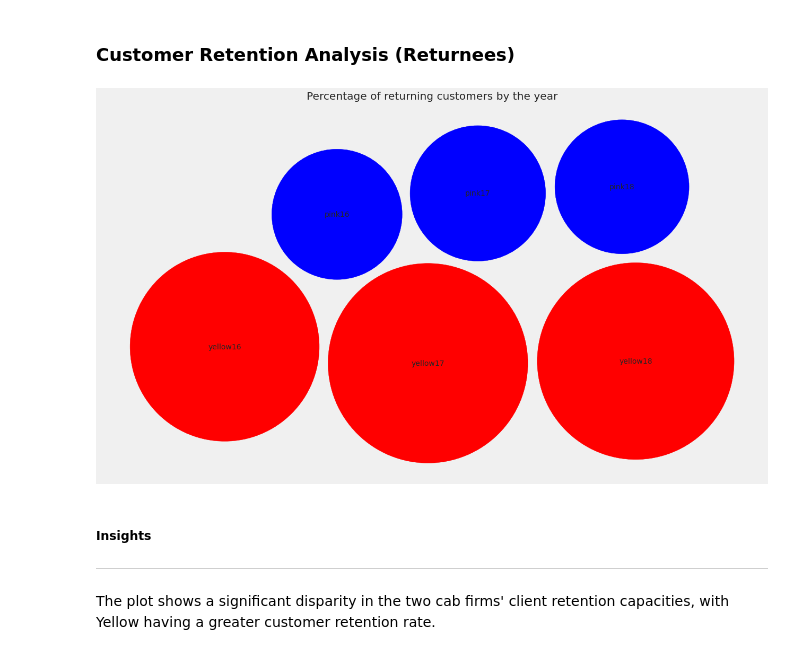
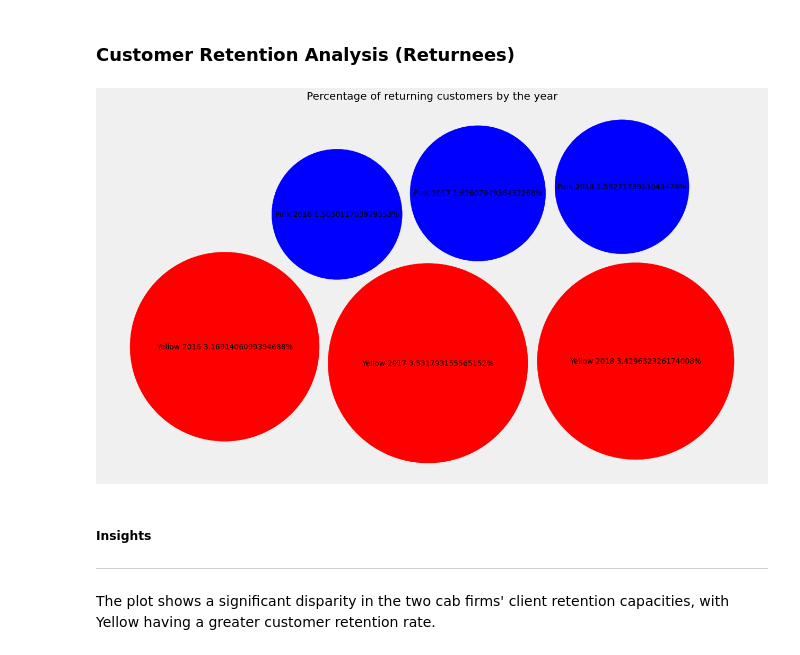
Before and after one commit to Fabian-Umeh/G2M_insight_for_Cab_Investment_firm, a Jupyter notebook: G2M_insight_for_Cab_Investment_firm.ipynb, the cells around one changed output. Cells and saved outputs as stored; diff of their text form; code cells hidden in the pictures.

```diff
--- a/G2M_insight_for_Cab_Investment_firm.ipynb
+++ b/G2M_insight_for_Cab_Investment_firm.ipynb
@@ -284,6 +276,8 @@ Big_data[num_col].describe()
 Big_data['Year'] = Big_data['Date of Travel'].dt.year
 Big_data['month'] = Big_data['Date of Travel'].dt.month_name()
 Big_data['day'] = Big_data['Date of Travel'].dt.day
+Big_data['quarter'] = Big_data['Date of Travel'].dt.quarter
+
 
 
 #profit
@@ -529,7 +523,12 @@ def cust_ret(df):
 
 returnees = pd.DataFrame()
 returnees['prct_of_returnees'] = pd.concat([pd.Series(cust_ret(Yellow_company)), pd.Series(cust_ret(Pink_company))], ignore_index=True)
-returnees['company and year'] = pd.Series(['yellow16','yellow17','yellow18','pink16','pink17','pink18'])
+returnees['company and year'] = pd.Series(['Yellow 2016 {}%'.format(returnees['prct_of_returnees'][0]),
+                                           'Yellow 2017 {}%'.format(returnees['prct_of_returnees'][1]),
+                                          'Yellow 2018 {}%'.format(returnees['prct_of_returnees'][2]),
+                                          'Pink 2016 {}%'.format(returnees['prct_of_returnees'][3]),
+                                          'Pink 2017 {}%'.format(returnees['prct_of_returnees'][4]),
+                                          'Pink 2018 {}%'.format(returnees['prct_of_returnees'][5])])
 returnees['color'] = pd.Series(['red','red','red','blue','blue','blue'])
 returnees
 
@@ -657,34 +656,34 @@ class BubbleChart:
         labels : list
             Labels of the bubbles.
         colors : list
             Colors of the bubbles.
         """
         for i in range(len(self.bubbles)):
             circ = plt.Circle(
                 self.bubbles[i, :2], self.bubbles[i, 2], color=colors[i])
             ax.add_patch(circ)
             ax.text(*self.bubbles[i, :2], labels[i],
                     horizontalalignment='center', verticalalignment='center')
 
 
 bubble_chart = BubbleChart(area=returnees['prct_of_returnees'],
                            bubble_spacing=0.1)
 
 bubble_chart.collapse()
 
 fig, ax = plt.subplots(subplot_kw=dict(aspect="equal"))
 fig.set_size_inches(20,20)
 bubble_chart.plot(
     ax, returnees['company and year'], returnees['color'])
 ax.axis("off")
 ax.relim()
 
 ax.autoscale_view()
 ax.set_title('Percentage of returning customers by the year')
 
 plt.show()
 # %% [output]
-[figure, old version]
+[figure, new version]
 # %% [markdown]
 ##### **Insights**
 ***
```
Also changed, not shown: parts of 12 cells of this notebook.
